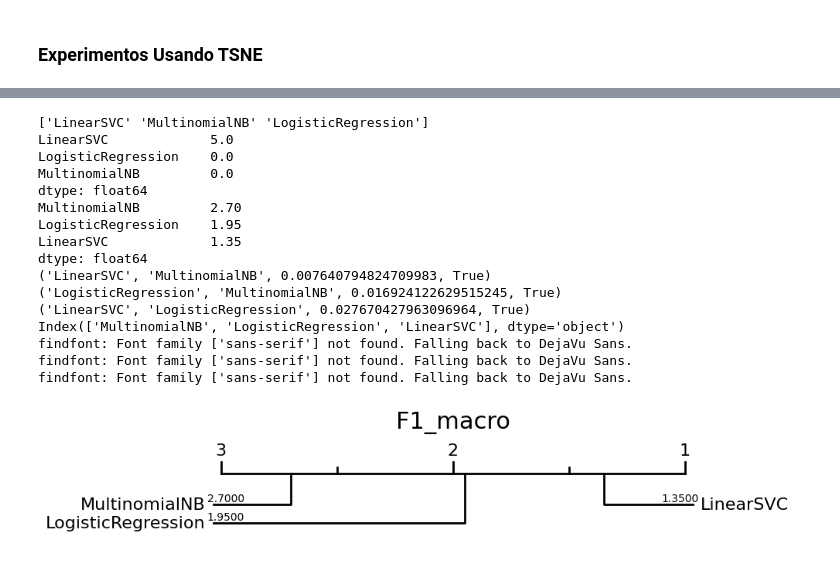
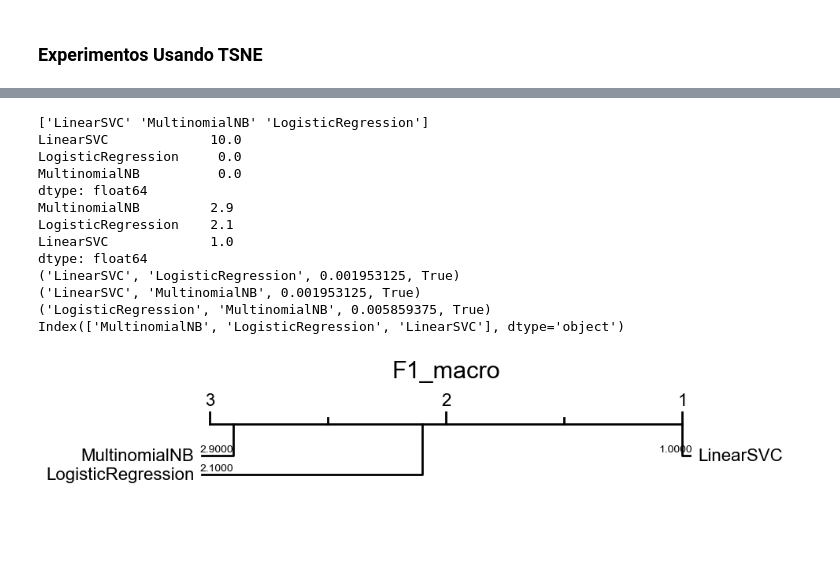
Before and after one commit to Tiagoblima/brazilian-languages-eniac2021, a Jupyter notebook: Supervised_Classification_Benchmark.ipynb, the cells around one changed output, grey strips where cells are left out. Saved outputs shown, nothing was run; the diff lists cells and outputs as text; code cells hidden in the pictures; blank space fills up the shorter version.

```diff
--- a/Supervised_Classification_Benchmark.ipynb
+++ b/Supervised_Classification_Benchmark.ipynb
@@ -254,23 +195,20 @@ findfont: Font family ['sans-serif'] not found. Falling back to DejaVu Sans.
 # %%
 from IPython.display import Image, display
 
-!python cd-diagram/main.py --results result_tf.csv --metric f1_macro --img cd-f1_macro.png
-display(Image('cd-f1_macro.png'))
+!python cd-diagram/main.py --results results/result_tf.csv --metric f1_macro --img cd-f1_macro.png
+display(Image('images/cd-f1_macro.png'))
 # %% [output]
 ['LinearSVC' 'MultinomialNB' 'LogisticRegression']
-LinearSVC             5.0
-LogisticRegression    0.0
-MultinomialNB         0.0
+LinearSVC             10.0
+LogisticRegression     0.0
+MultinomialNB          0.0
 dtype: float64
-MultinomialNB         2.70
-LogisticRegression    1.95
-LinearSVC             1.35
+MultinomialNB         2.9
+LogisticRegression    2.1
+LinearSVC             1.0
 dtype: float64
-('LinearSVC', 'MultinomialNB', 0.007640794824709983, True)
-('LogisticRegression', 'MultinomialNB', 0.016924122629515245, True)
-('LinearSVC', 'LogisticRegression', 0.027670427963096964, True)
+('LinearSVC', 'LogisticRegression', 0.001953125, True)
+('LinearSVC', 'MultinomialNB', 0.001953125, True)
+('LogisticRegression', 'MultinomialNB', 0.005859375, True)
 Index(['MultinomialNB', 'LogisticRegression', 'LinearSVC'], dtype='object')
-findfont: Font family ['sans-serif'] not found. Falling back to DejaVu Sans.
-findfont: Font family ['sans-serif'] not found. Falling back to DejaVu Sans.
-findfont: Font family ['sans-serif'] not found. Falling back to DejaVu Sans.
-[figure, old version]
+[figure, new version]
```
Also changed, not shown: parts of 18 cells of this notebook, 4 other files.
